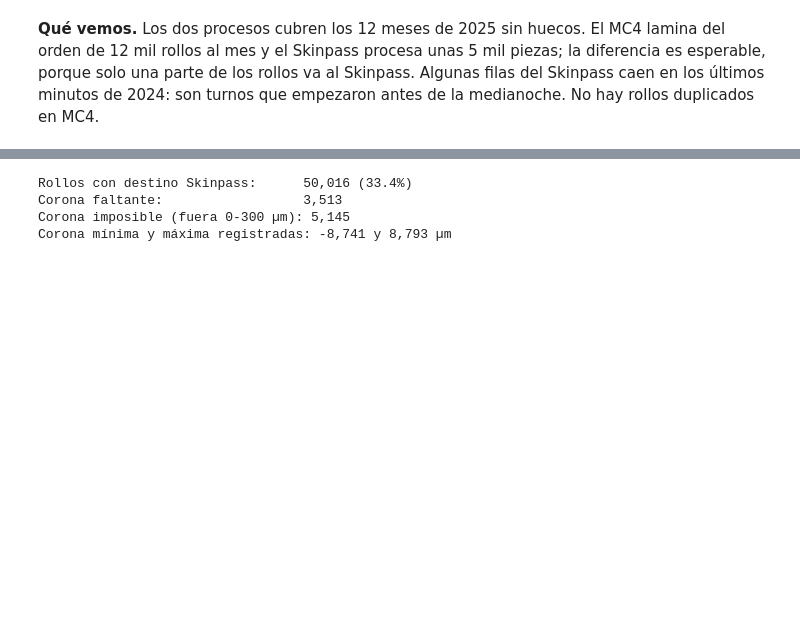
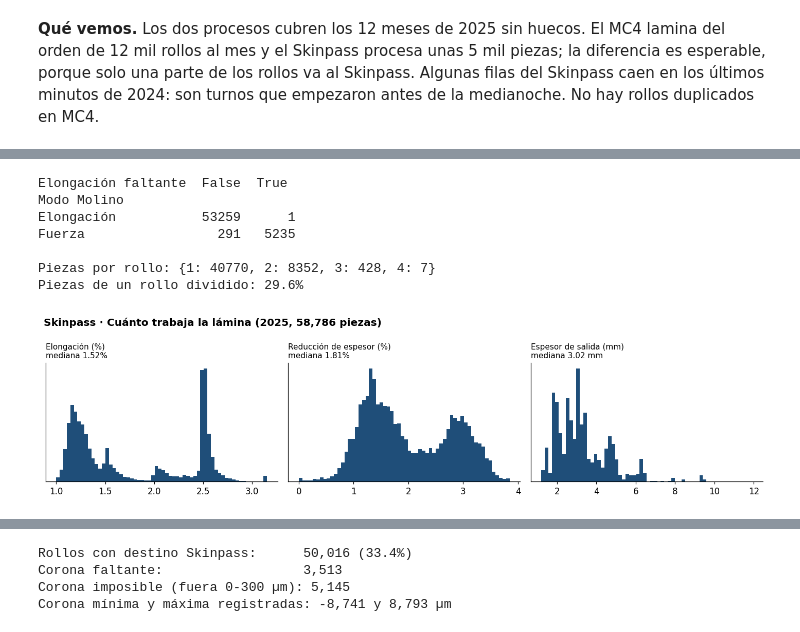
Before and after one commit to DiegoLarrieta/Entregable_Reto, a Jupyter notebook: notebooks/01_datos.ipynb, the cells around one changed output, grey strips where cells are left out. Drawn from its saved outputs; the diff is of its cells as text; code cells hidden in the pictures; blank space fills up the shorter version.

```diff
--- a/notebooks/01_datos.ipynb
+++ b/notebooks/01_datos.ipynb
@@ -101,0 +390,30 @@ plt.show()
+# %%
+print(pd.crosstab(skp['Modo Molino'], skp['Elongación'].isna(), colnames=['Elongación faltante']).to_string())
+reduccion = 100 * (skp['Espesor Entrada'] - skp['Espesor Salida']) / skp['Espesor Entrada']
+print(f"\nPiezas por rollo: {skp.groupby('Material Entrada').size().value_counts().sort_index().to_dict()}")
+print(f"Piezas de un rollo dividido: {(skp['Dividido'] == 'SI').mean():.1%}")
+
+fig, axs = plt.subplots(1, 3, figsize=(13, 3.4))
+e = skp['Elongación'].dropna()
+axs[0].hist(e.clip(upper=e.quantile(.995)), bins=60, color=COLORES['azul'])
+axs[0].set_title(f'Elongación (%)\nmediana {e.median():.2f}%', fontsize=10)
+r = reduccion[reduccion.between(0, reduccion.quantile(.995))]
+axs[1].hist(r, bins=60, color=COLORES['azul'])
+axs[1].set_title(f'Reducción de espesor (%)\nmediana {r.median():.2f}%', fontsize=10)
+es = skp['Espesor Salida']
+axs[2].hist(es, bins=60, color=COLORES['azul'])
+axs[2].set_title(f'Espesor de salida (mm)\nmediana {es.median():.2f} mm', fontsize=10)
+for ax in axs: ax.set_yticks([])
+fig.suptitle('Skinpass · Cuánto trabaja la lámina (2025, 58,786 piezas)', x=0.01, ha='left', fontweight='bold')
+fig.tight_layout()
+guardar(fig, 'eda_skp_proceso')
+plt.show()
+# %% [output]
+Elongación faltante  False  True
+Modo Molino
+Elongación           53259      1
+Fuerza                 291   5235
+
+Piezas por rollo: {1: 40770, 2: 8352, 3: 428, 4: 7}
+Piezas de un rollo dividido: 29.6%
+[figure, added]
```
Also changed, not shown: parts of 42 cells of this notebook, 17 other files.
